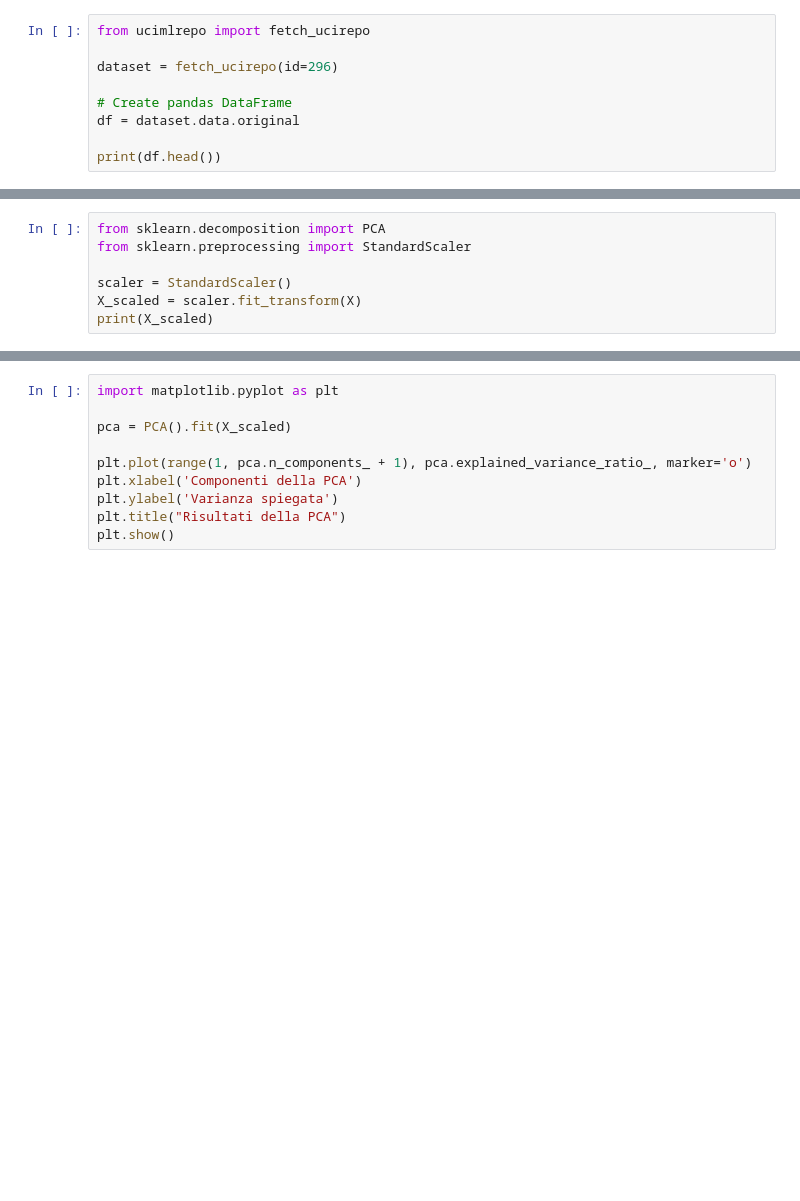
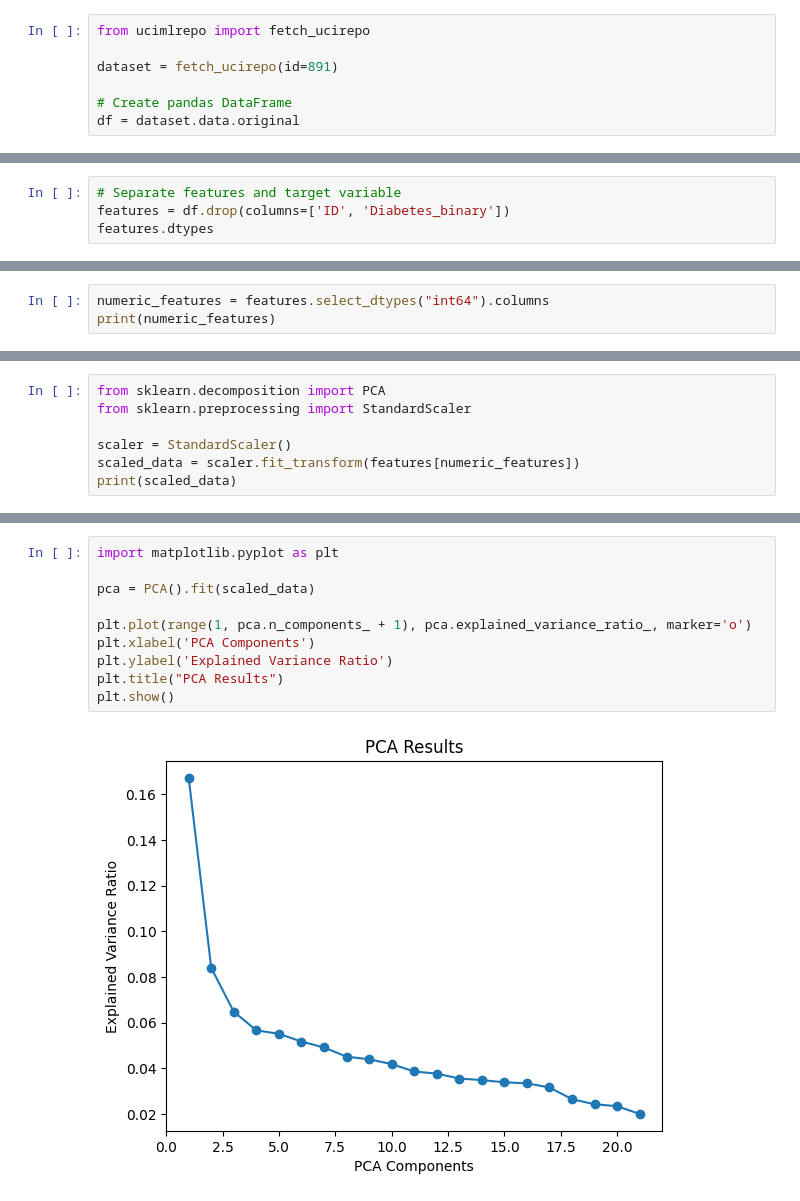
Before and after one commit to mbroglio/ML_25_26, a Jupyter notebook: ML_Project.ipynb, the cells around one changed output, grey strips where cells are left out. Drawn from its saved outputs; the diff is of its cells as text; blank space fills up the shorter version.

```diff
--- a/ML_Project.ipynb
+++ b/ML_Project.ipynb
@@ -13,9 +13,7 @@ Note: you may need to restart the kernel to use updated packages.
 # %%
 from ucimlrepo import fetch_ucirepo
 
-dataset = fetch_ucirepo(id=296)
+dataset = fetch_ucirepo(id=891)
 
 # Create pandas DataFrame
 df = dataset.data.original
-
-print(df.head())
@@ -43,0 +63,4 @@ print(dataset.data)
+# %%
+# Separate features and target variable
+features = df.drop(columns=['ID', 'Diabetes_binary'])
+features.dtypes
@@ -43,0 +85,3 @@ print(dataset.data)
+# %%
+numeric_features = features.select_dtypes("int64").columns
+print(numeric_features)
@@ -46,5 +97,5 @@ from sklearn.decomposition import PCA
 from sklearn.preprocessing import StandardScaler
 
 scaler = StandardScaler()
-X_scaled = scaler.fit_transform(X)
-print(X_scaled)
+scaled_data = scaler.fit_transform(features[numeric_features])
+print(scaled_data)
@@ -51,12 +116,14 @@ print(X_scaled)
 # %%
 import matplotlib.pyplot as plt
 
-pca = PCA().fit(X_scaled)
+pca = PCA().fit(scaled_data)
 
 plt.plot(range(1, pca.n_components_ + 1), pca.explained_variance_ratio_, marker='o')
-plt.xlabel('Componenti della PCA')
-plt.ylabel('Varianza spiegata')
-plt.title("Risultati della PCA")
+plt.xlabel('PCA Components')
+plt.ylabel('Explained Variance Ratio')
+plt.title("PCA Results")
 plt.show()
+# %% [output]
+[figure, added]
 # %%
 pca.explained_variance_ratio_
```
Also changed, not shown: parts of 16 cells of this notebook.
